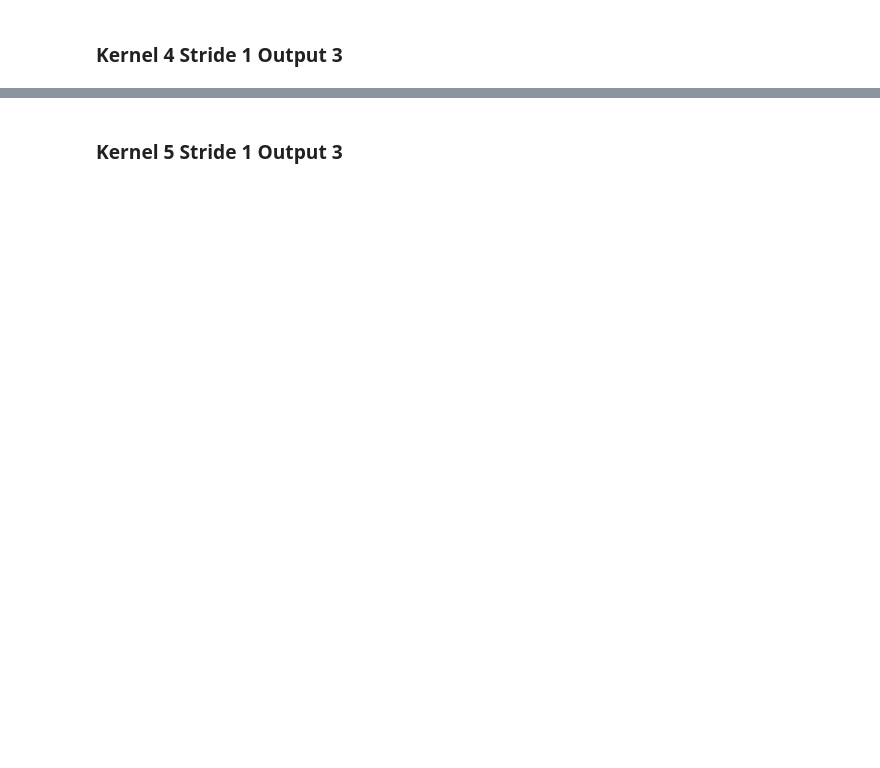
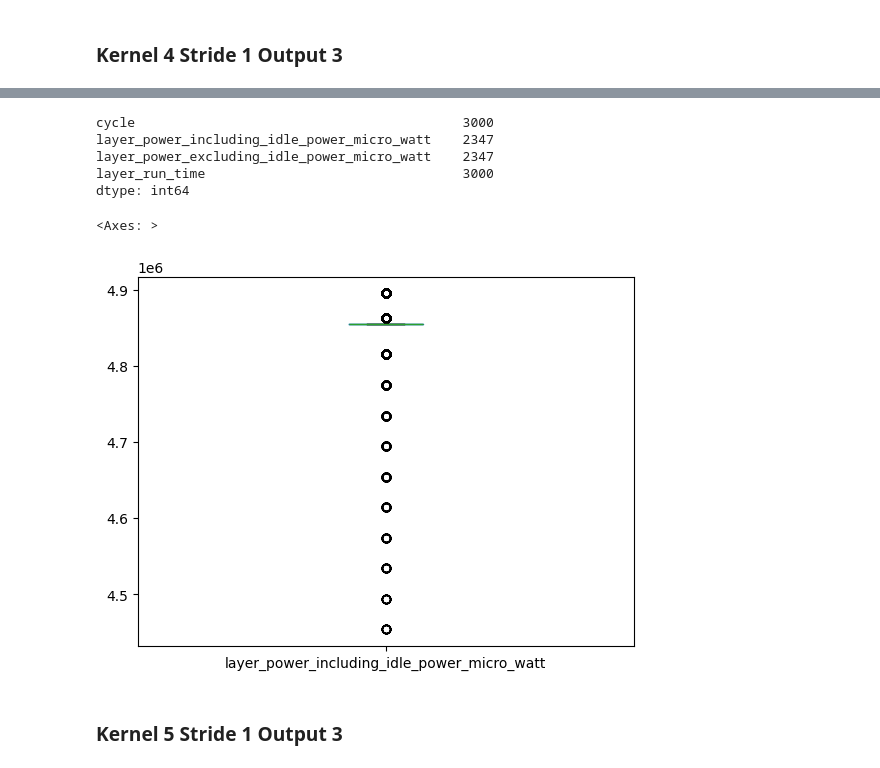
Before and after one commit to fuzzylabs/edge-vision-power-estimation, a Jupyter notebook: jetson/power_logging/notebooks/explore_single_conv_layer.ipynb, the cells around one changed output, grey strips where cells are left out. Drawn from its saved outputs; the diff is of its cells as text; code cells hidden in the pictures; blank space fills up the shorter version.

```diff
--- a/jetson/power_logging/notebooks/explore_single_conv_layer.ipynb
+++ b/jetson/power_logging/notebooks/explore_single_conv_layer.ipynb
@@ -145,3 +242,3 @@ plt.legend()
 # %%
 metrics = compute_layer_metrics_by_cycle(power_data, latency_data, avg_power)
-metrics_df_k1 = pd.DataFrame.from_dict(metrics)
+metrics_df_k4 = pd.DataFrame.from_dict(metrics)
@@ -150,7 +259,16 @@ metrics_df_k1.describe()
 # %%
-metrics_df_k1.count()
+metrics_df_k4.count()
+# %% [output]
+cycle                                          3000
+layer_power_including_idle_power_micro_watt    2347
+layer_power_excluding_idle_power_micro_watt    2347
+layer_run_time                                 3000
+dtype: int64
 # %%
-metrics_df_k1.boxplot(column='layer_power_including_idle_power_micro_watt', grid=False)
+metrics_df_k4.boxplot(column='layer_power_including_idle_power_micro_watt', grid=False)
+# %% [output]
+<Axes: >
+[figure, added]
 # %% [markdown]
 ### Kernel 5 Stride 1 Output 3
 # %%
```
Also changed, not shown: parts of 31 cells of this notebook, 1 other file.
